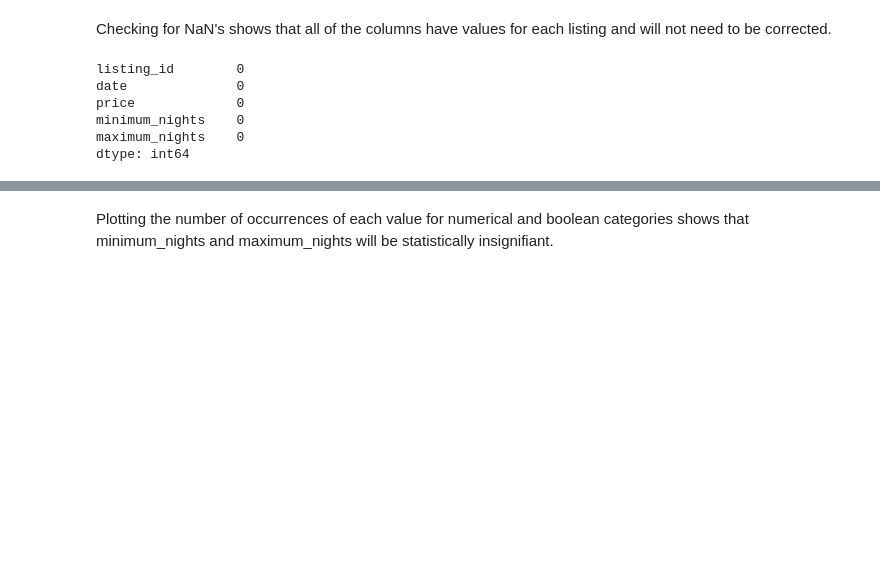
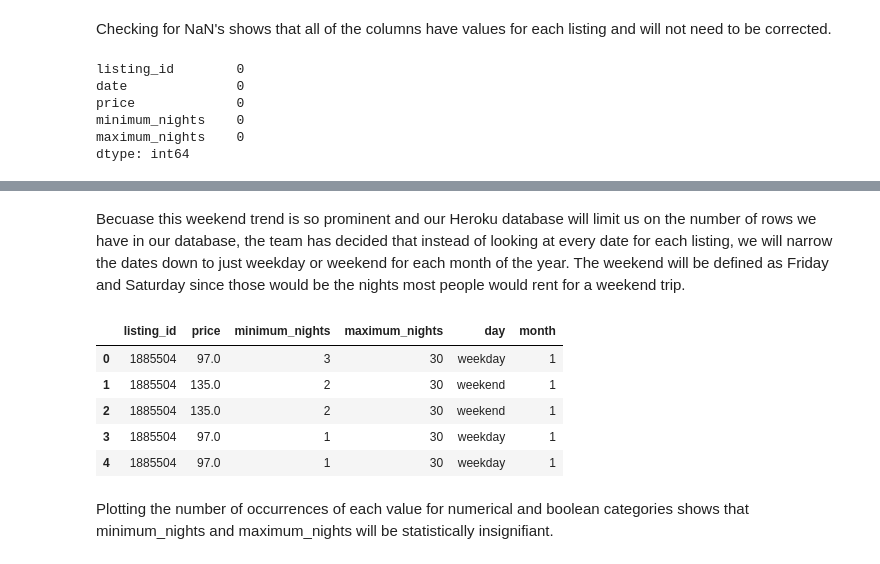
Before and after one commit to whitneylosinski/Eat.Sleep.Data, a Jupyter notebook: Notebooks/Airbnb_Analysis.ipynb, the cells around one changed output, grey strips where cells are left out. Saved outputs shown, nothing was run; the diff lists cells and outputs as text; code cells hidden in the pictures; blank space fills up the shorter version.

```diff
--- a/Notebooks/Airbnb_Analysis.ipynb
+++ b/Notebooks/Airbnb_Analysis.ipynb
@@ -432,3 +431,29 @@ Name: price, dtype: object
+# %% [markdown]
+Becuase this weekend trend is so prominent and our Heroku database will limit us on the number of rows we have in our database, the team has decided that instead of looking at every date for each listing, we will narrow the dates down to just weekday or weekend for each month of the year.  The weekend will be defined as Friday and Saturday since those would be the nights most people would rent for a weekend trip.
+# %%
+# Create day and month from cal_data
+cal_data['day'] = cal_data['date'].dt.day_name()
+cal_data['month'] = cal_data['date'].dt.month
+
+# Converting day of the week to weekday or weekend
+cal_data.loc[(cal_data.day =="Friday"),"day"]='weekend'
+cal_data.loc[(cal_data.day =="Saturday"),"day"]='weekend'
+cal_data.loc[(cal_data.day =="Monday"),"day"]='weekday'
+cal_data.loc[(cal_data.day =="Tuesday"),"day"]='weekday'
+cal_data.loc[(cal_data.day =="Wednesday"),"day"]='weekday'
+cal_data.loc[(cal_data.day =="Thursday"),"day"]='weekday'
+cal_data.loc[(cal_data.day =="Sunday"),"day"]='weekday'
+
+# Drop date column since it will no longer be used
+cal_data = cal_data.drop(['date'],axis=1)
+cal_data.head()
+# %% [output]
+|  | listing_id | price | minimum_nights | maximum_nights | day | month |
+| 0 | 1885504 | 97.0 | 3 | 30 | weekday | 1 |
+| 1 | 1885504 | 135.0 | 2 | 30 | weekend | 1 |
+| 2 | 1885504 | 135.0 | 2 | 30 | weekend | 1 |
+| 3 | 1885504 | 97.0 | 1 | 30 | weekday | 1 |
+| 4 | 1885504 | 97.0 | 1 | 30 | weekday | 1 |
 # %% [markdown]
 Plotting the number of occurrences of each value for numerical and boolean categories shows that minimum_nights and maximum_nights will be statistically insignifiant.
 # %%
```
Also changed, not shown: parts of 6 cells of this notebook.
